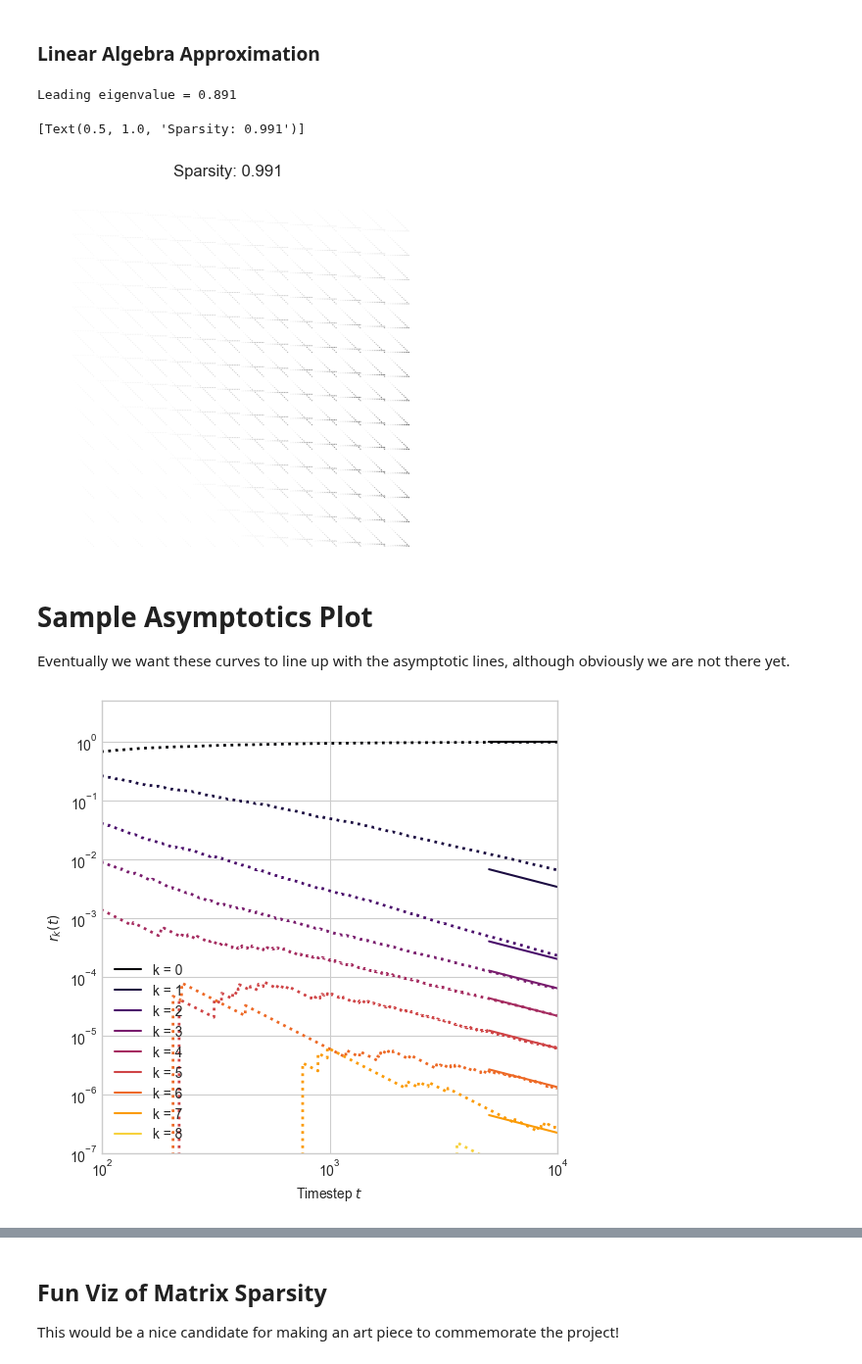
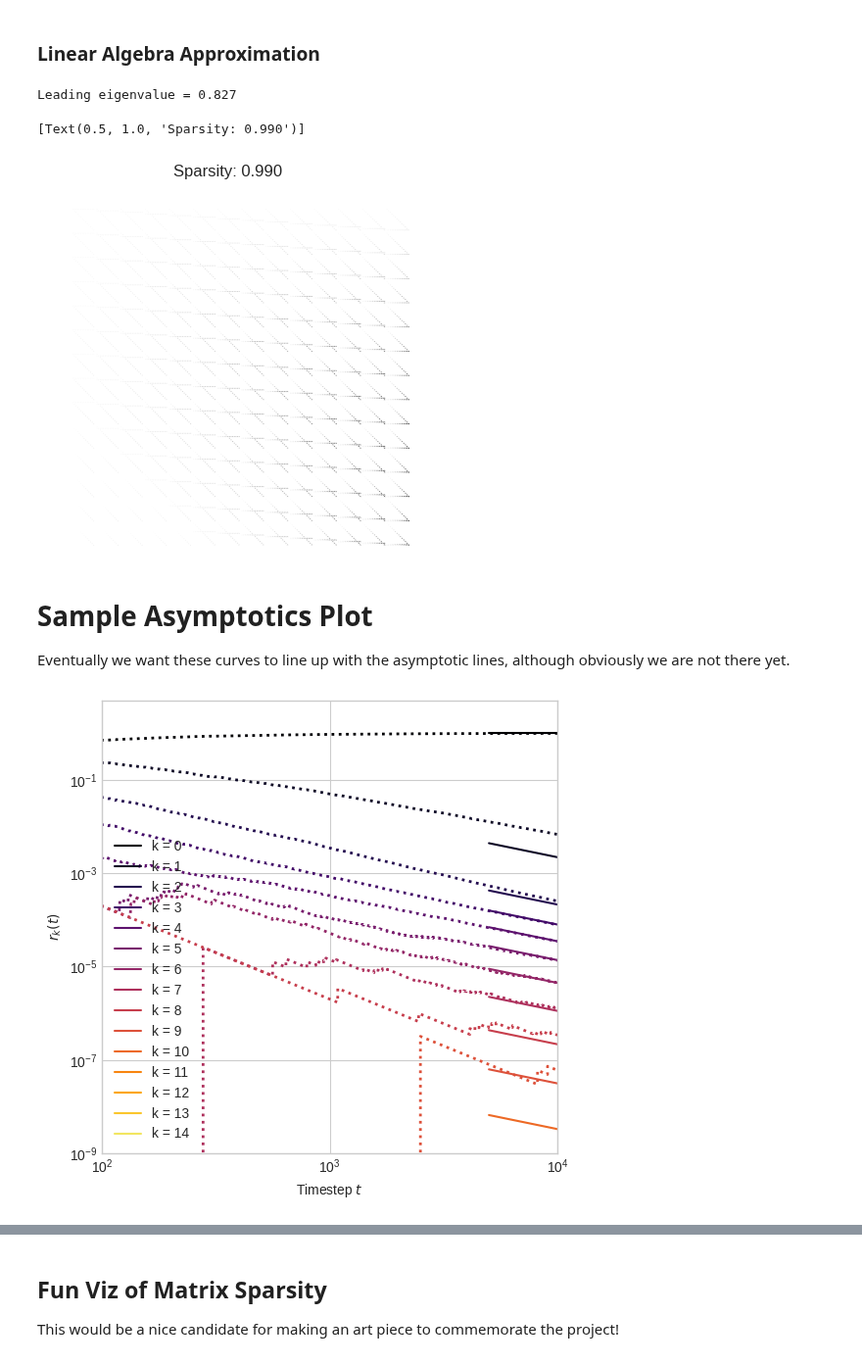
Before and after one commit to hexie1995/HyperGraph, a Jupyter notebook: code/analytic-intersections.ipynb, the cells around one changed output, grey strips where cells are left out. Shown at 98% size. Saved outputs shown, nothing was run; the diff lists cells and outputs as text; code cells hidden in the pictures.

```diff
--- a/code/analytic-intersections.ipynb
+++ b/code/analytic-intersections.ipynb
@@ -25,14 +28,14 @@ pars = {
     "gamma" : np.zeros(k_max)
 }
 
-pars["beta"][0:4] = 1/4
-pars["gamma"][0:4] = 1/4
+pars["beta"][0:5] = 1/5
+pars["gamma"][0:5] = 1/5
 
 eta, beta, gamma = pars["eta"], pars["beta"], pars["gamma"]
 # %% [markdown]
 ### Build some simple simulations for comparison
 # %%
-timesteps = int(1e4)
+timesteps = int(1e5)
 H = hg.GrowingHypergraph()
 H.add_edge((0, 1))
 H.add_edge((2, 3))
@@ -120,8 +123,8 @@ plt.imshow(M > 0, vmin = 0, vmax = 1)
 plt.gca().axis("off")
 plt.gca().set(title = f"Sparsity: {(M == 0).mean():.3f}")
 # %% [output]
-Leading eigenvalue = 0.891
+Leading eigenvalue = 0.827
-[Text(0.5, 1.0, 'Sparsity: 0.991')]
+[Text(0.5, 1.0, 'Sparsity: 0.990')]
 [figure]
 # %% [markdown]
 # Sample Asymptotics Plot
@@ -135,36 +138,36 @@ q = T.sum(axis = (0, 1))
 # %%
 import matplotlib.cm as cm
 cmap = cm.inferno
 
 k_min = 0
-show_k_up_to = 9
+show_k_up_to = 15
 
 fig, ax = plt.subplots(1, 1, figsize = (6, 6))
 R = R / R.sum(axis = 1)[:, None]
 for k in range(k_min, show_k_up_to):
     ax.plot(R[:, k], linestyle = ":", color = cmap(k/show_k_up_to), linewidth = 2)
     # ax.scatter(np.arange(timesteps // update_every)*(update_every), R[:, k],  color = cmap(k/show_k_up_to), facecolors = "none", s = 1)
 
 # T = T / T[:,:,0].sum()
 # q = T.sum(axis = (0, 1))
 # q = q / q.sum()
 # np.log(q)
 
 m_ = np.arange(50, 1000)*100 + 1
 
 for k in range(k_min, show_k_up_to):
     if k == 0:
         ax.plot(q[k]*m_, np.ones_like(m_), label = f"k = {k}", color = cmap(k/show_k_up_to))
     else:
         ax.plot(m_, q[k]*1/m_, label = f"k = {k}", color = cmap(k/show_k_up_to))
 
 ax.loglog()
 plt.legend()
-ax.set(xlim = (100, timesteps), ylim = (1e-7, 5), xlabel = r"Timestep $t$", ylabel = r"$r_{k}(t)$")
+ax.set(xlim = (100, timesteps), ylim = (1e-9, 5), xlabel = r"Timestep $t$", ylabel = r"$r_{k}(t)$")
 
-plt.savefig("../fig/talk/intersection-asymptotics.png", dpi = 300, bbox_inches = "tight")
+plt.savefig("figures/intersection-asymptotics.png", dpi = 300, bbox_inches = "tight")
 # %% [output]
-[figure, old version]
+[figure, new version]
 # %%
 # fig, ax = plt.subplots(1, 1, figsize = (6, 6))
 # R = R / R.sum(axis = 1)[:, None]
```
Also changed, not shown: parts of 7 cells of this notebook, 5 other files.
